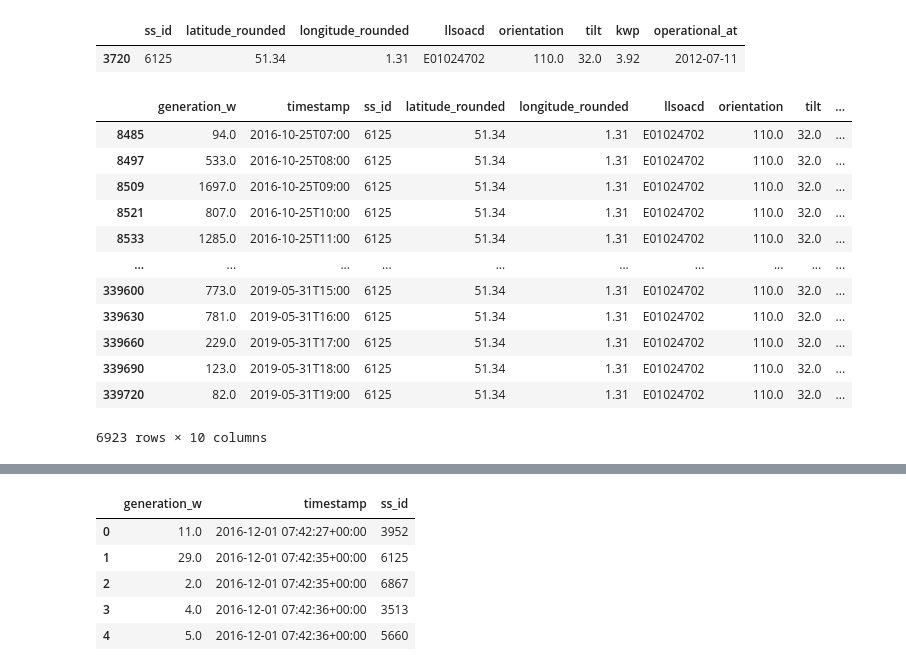
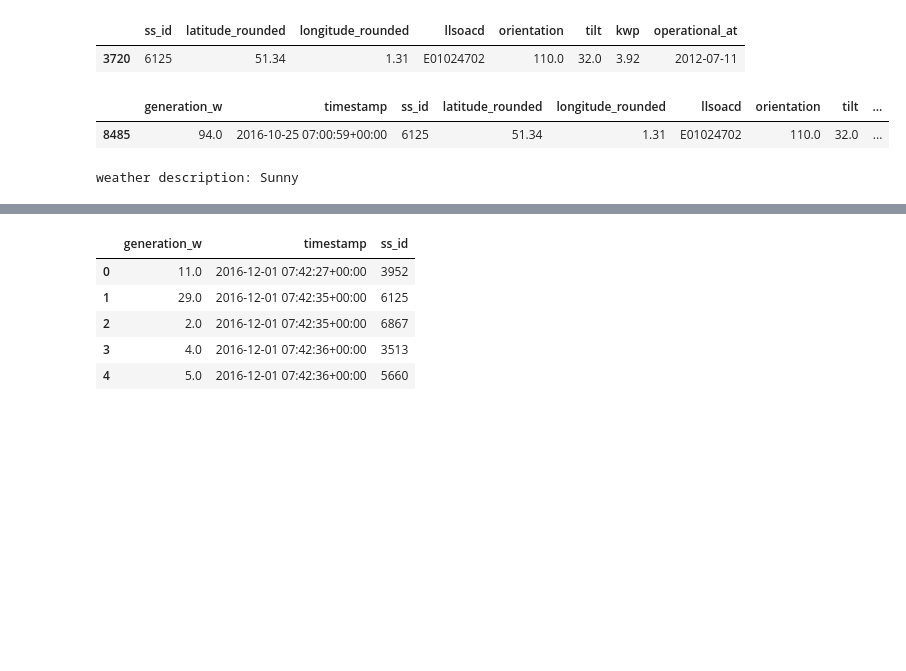
Before and after one commit to hramzan01/market, a Jupyter notebook: notebooks/supply_data.ipynb, the cells around one changed output, grey strips where cells are left out. Drawn from its saved outputs; the diff is of its cells as text; code cells hidden in the pictures; blank space fills up the shorter version.

Commit message:
sucessfuly implemented get weather for single row of data

```diff
--- a/notebooks/supply_data.ipynb
+++ b/notebooks/supply_data.ipynb
@@ -50,23 +50,48 @@ df_spec_sample
 |  | ss_id | latitude_rounded | longitude_rounded | llsoacd | orientation | tilt | kwp | operational_at |
 | 3720 | 6125 | 51.34 | 1.31 | E01024702 | 110.0 | 32.0 | 3.92 | 2012-07-11 |
 # %%
+# merge energy gerneration with spec df
 df_merged_sample = pd.merge(df_energy_sample,df_spec_sample,how='left',on='ss_id')
+
+# filter to show only hourly values
 df_merged_sample = df_merged_sample[df_merged_sample['timestamp'].dt.minute == 0]
 
-df_merged_sample['timestamp'] = df_merged_sample['timestamp'].dt.strftime('%Y-%m-%dT%H:%M')
-
-df_merged_sample
+# create date time column that matches API output
+df_merged_sample['formatted_timestamp'] = df_merged_sample['timestamp'].dt.strftime('%Y-%m-%dT%H:%M')
+df_merged_sample.head(1)
 # %% [output]
 |  | generation_w | timestamp | ss_id | latitude_rounded | longitude_rounded | llsoacd | orientation | tilt | ... |
-| 8485 | 94.0 | 2016-10-25T07:00 | 6125 | 51.34 | 1.31 | E01024702 | 110.0 | 32.0 | ... |
-| 8497 | 533.0 | 2016-10-25T08:00 | 6125 | 51.34 | 1.31 | E01024702 | 110.0 | 32.0 | ... |
-| 8509 | 1697.0 | 2016-10-25T09:00 | 6125 | 51.34 | 1.31 | E01024702 | 110.0 | 32.0 | ... |
-| 8521 | 807.0 | 2016-10-25T10:00 | 6125 | 51.34 | 1.31 | E01024702 | 110.0 | 32.0 | ... |
-| 8533 | 1285.0 | 2016-10-25T11:00 | 6125 | 51.34 | 1.31 | E01024702 | 110.0 | 32.0 | ... |
-| ... | ... | ... | ... | ... | ... | ... | ... | ... | ... |
-| 339600 | 773.0 | 2019-05-31T15:00 | 6125 | 51.34 | 1.31 | E01024702 | 110.0 | 32.0 | ... |
-| 339630 | 781.0 | 2019-05-31T16:00 | 6125 | 51.34 | 1.31 | E01024702 | 110.0 | 32.0 | ... |
-| 339660 | 229.0 | 2019-05-31T17:00 | 6125 | 51.34 | 1.31 | E01024702 | 110.0 | 32.0 | ... |
-| 339690 | 123.0 | 2019-05-31T18:00 | 6125 | 51.34 | 1.31 | E01024702 | 110.0 | 32.0 | ... |
-| 339720 | 82.0 | 2019-05-31T19:00 | 6125 | 51.34 | 1.31 | E01024702 | 110.0 | 32.0 | ... |
+| 8485 | 94.0 | 2016-10-25 07:00:59+00:00 | 6125 | 51.34 | 1.31 | E01024702 | 110.0 | 32.0 | ... |
-6923 rows × 10 columns
+# %%
+# create one row test
+import requests
+import pandas as pd
+
+df_merged_single = df_merged_sample.head(1)
+base_url = 'https://archive-api.open-meteo.com/v1/archive'
+
+params = {
+        "latitude": df_merged_single['latitude_rounded'],
+        "longitude": df_merged_single['longitude_rounded'],
+        "start_date": df_merged_single['timestamp'].iloc[0].date(),
+        "end_date": df_merged_single['timestamp'].iloc[0].date(),
+        "timezone": "Europe/London",
+        "hourly": "weather_code"
+    }
+
+response = requests.get(base_url, params)
+data = response.json()
+hourly_weather = data['hourly']['weather_code']
+hourly_time = data['hourly']['time']
+
+wmo_url = 'https://gist.githubusercontent.com/stellasphere/9490c195ed2b53c707087c8c2db4ec0c/raw/76b0cb0ef0bfd8a2ec988aa54e30ecd1b483495d/descriptions.json'
+wmo_description = requests.get(wmo_url).json()
+
+for index, time in enumerate(hourly_time):
+        #ensure you extract the string value and not just the series with .iloc[0]
+        if time == df_merged_single['formatted_timestamp'].iloc[0]:
+            weather_result = hourly_weather[index]
+            weather_description = wmo_description[f'{weather_result}']['day']['description']
+            print(f'weather description: {weather_description}')
+# %% [output]
+weather description: Sunny
```
Also changed, not shown: parts of 3 cells of this notebook.
